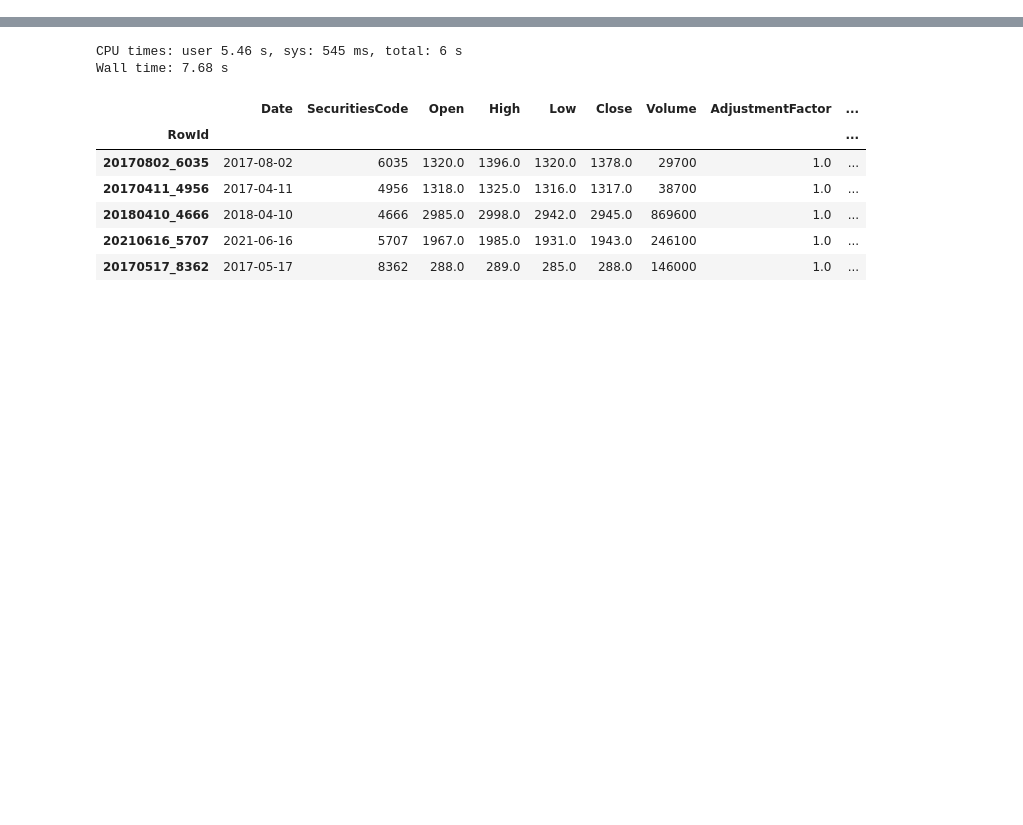
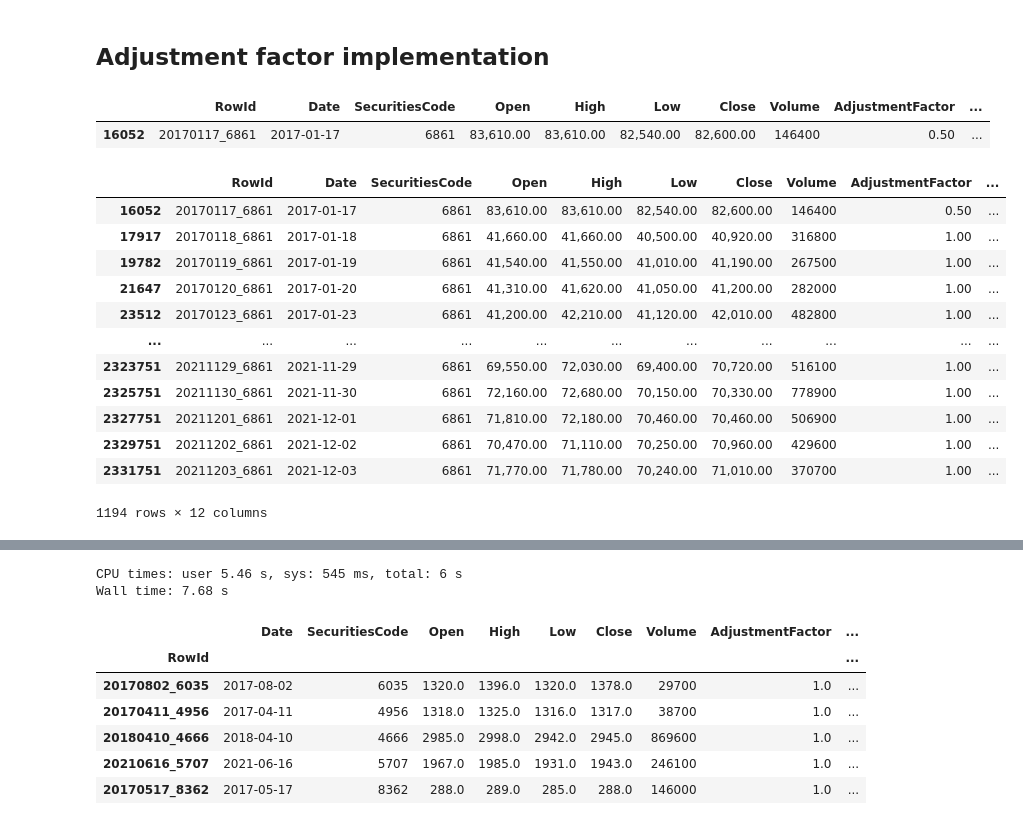
Before and after one commit to vasilyevdmitry14/JPX, a Jupyter notebook: main-jpx.ipynb, the cells around one changed output, grey strips where cells are left out. Saved outputs shown, nothing was run; the diff lists cells and outputs as text; code cells hidden in the pictures; blank space fills up the shorter version.

Commit message:
adjustment factor logic added

```diff
--- a/main-jpx.ipynb
+++ b/main-jpx.ipynb
@@ -75,0 +76,25 @@ plt.show()
+# %% [markdown]
+## Adjustment factor implementation
+# %%
+train_stock_prices[train_stock_prices['AdjustmentFactor']!=1].head(1)
+# %% [output]
+|  | RowId | Date | SecuritiesCode | Open | High | Low | Close | Volume | AdjustmentFactor | ... |
+| 16052 | 20170117_6861 | 2017-01-17 | 6861 | 83,610.00 | 83,610.00 | 82,540.00 | 82,600.00 | 146400 | 0.50 | ... |
+# %%
+sec_6861 = train_stock_prices[train_stock_prices['SecuritiesCode']==6861]
+sec_6861_j17 = sec_6861[sec_6861['Date']>='2017-01-17'] # && (sec_6861['Date']=='2017-01-18')]
+sec_6861_j17
+# %% [output]
+|  | RowId | Date | SecuritiesCode | Open | High | Low | Close | Volume | AdjustmentFactor | ... |
+| 16052 | 20170117_6861 | 2017-01-17 | 6861 | 83,610.00 | 83,610.00 | 82,540.00 | 82,600.00 | 146400 | 0.50 | ... |
+| 17917 | 20170118_6861 | 2017-01-18 | 6861 | 41,660.00 | 41,660.00 | 40,500.00 | 40,920.00 | 316800 | 1.00 | ... |
+| 19782 | 20170119_6861 | 2017-01-19 | 6861 | 41,540.00 | 41,550.00 | 41,010.00 | 41,190.00 | 267500 | 1.00 | ... |
+| 21647 | 20170120_6861 | 2017-01-20 | 6861 | 41,310.00 | 41,620.00 | 41,050.00 | 41,200.00 | 282000 | 1.00 | ... |
+| 23512 | 20170123_6861 | 2017-01-23 | 6861 | 41,200.00 | 42,210.00 | 41,120.00 | 42,010.00 | 482800 | 1.00 | ... |
+| ... | ... | ... | ... | ... | ... | ... | ... | ... | ... | ... |
+| 2323751 | 20211129_6861 | 2021-11-29 | 6861 | 69,550.00 | 72,030.00 | 69,400.00 | 70,720.00 | 516100 | 1.00 | ... |
+| 2325751 | 20211130_6861 | 2021-11-30 | 6861 | 72,160.00 | 72,680.00 | 70,150.00 | 70,330.00 | 778900 | 1.00 | ... |
+| 2327751 | 20211201_6861 | 2021-12-01 | 6861 | 71,810.00 | 72,180.00 | 70,460.00 | 70,460.00 | 506900 | 1.00 | ... |
+| 2329751 | 20211202_6861 | 2021-12-02 | 6861 | 70,470.00 | 71,110.00 | 70,250.00 | 70,960.00 | 429600 | 1.00 | ... |
+| 2331751 | 20211203_6861 | 2021-12-03 | 6861 | 71,770.00 | 71,780.00 | 70,240.00 | 71,010.00 | 370700 | 1.00 | ... |
+1194 rows × 12 columns
```
Also changed, not shown: parts of 24 cells of this notebook.
